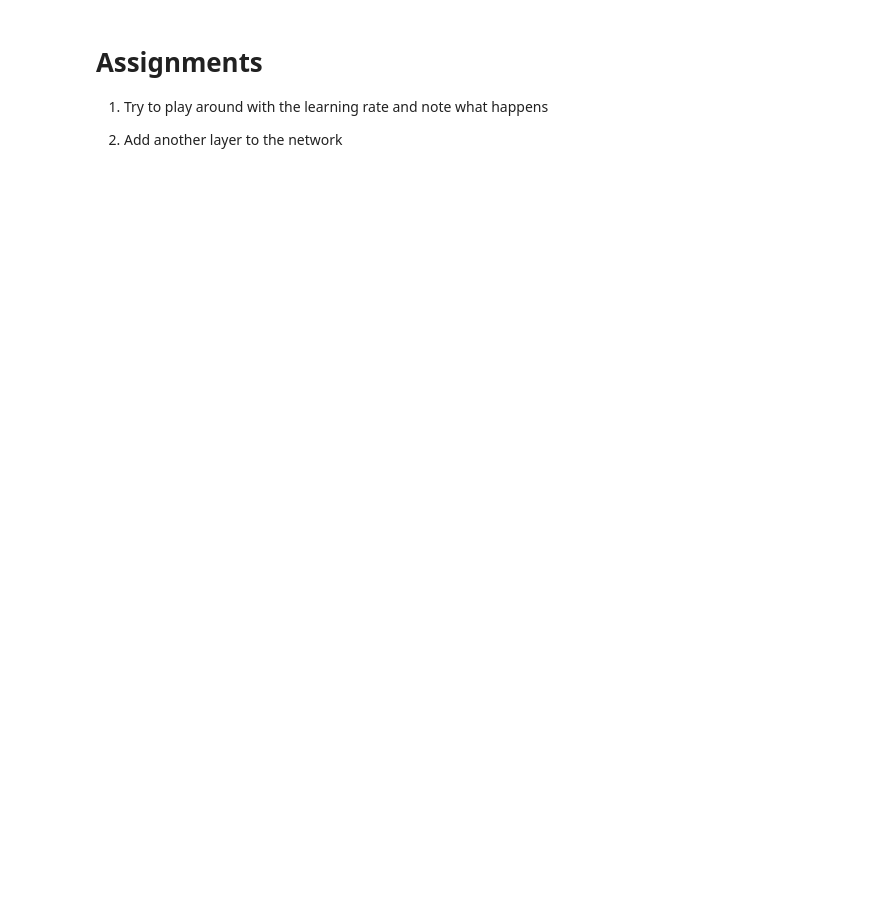
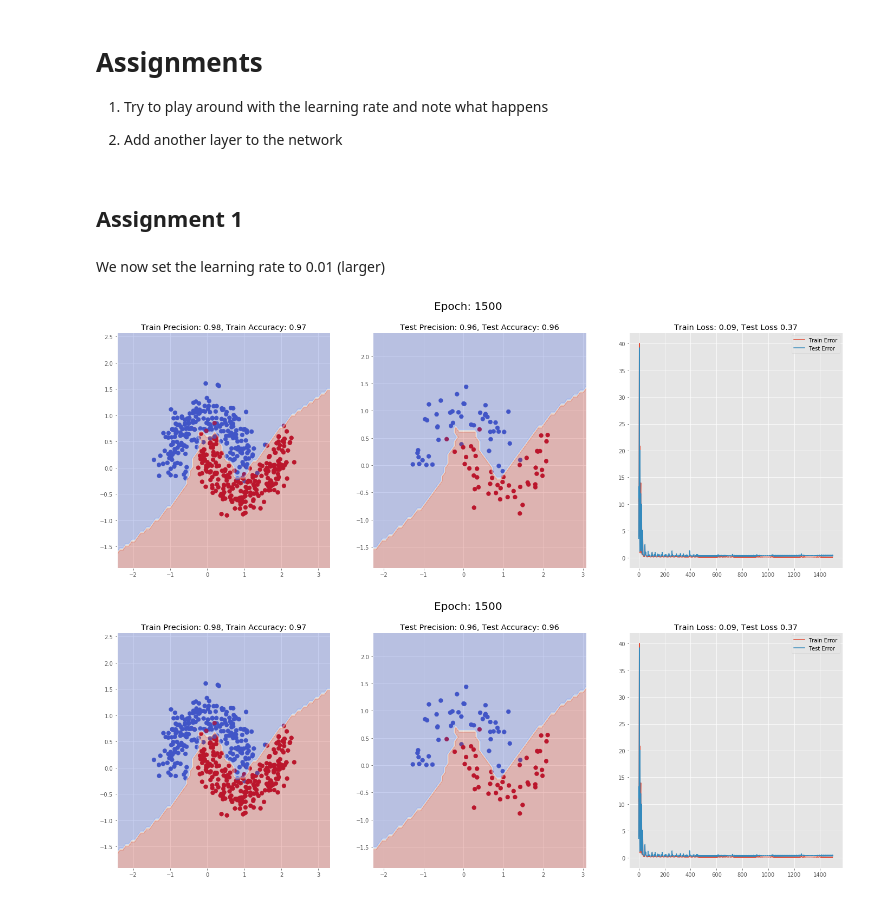
Before and after one commit to A-T-Kristensen/02456-deep-learning, a Jupyter notebook: notebooks/lab1_Introduction/3.Linear_Algebra.ipynb, the cells around one changed output. Drawn from its saved outputs; the diff is of its cells as text; code cells hidden in the pictures; blank space fills up the shorter version.

```diff
--- a/notebooks/lab1_Introduction/3.Linear_Algebra.ipynb
+++ b/notebooks/lab1_Introduction/3.Linear_Algebra.ipynb
@@ -197,3 +200,25 @@ build_model(train_data,
  1) Try to play around with the learning rate and note what happens
 
  2) Add another layer to the network
+# %% [markdown]
+## Assignment 1
+# %% [markdown]
+We now set the learning rate to 0.01 (larger)
+# %%
+LEARNING_RATE = 0.01
+
+X_train, Y_train = make_moons(train_size, noise=0.2)
+X_test, Y_test = make_moons(test_size, noise=0.2)
+
+
+train_data = list(zip(X_train, Y_train))
+test_data = list(zip(X_test, Y_test))
+
+build_model(train_data,
+            test_data,
+            epochs=EPOCHS,
+            hidden_dimensions=HIDDEN_DIMENSIONS,
+            learning_rate=LEARNING_RATE)
+# %% [output]
+[figure, added]
+[figure, added]
```
Also changed, not shown: parts of 6 cells of this notebook, 5 other files.
